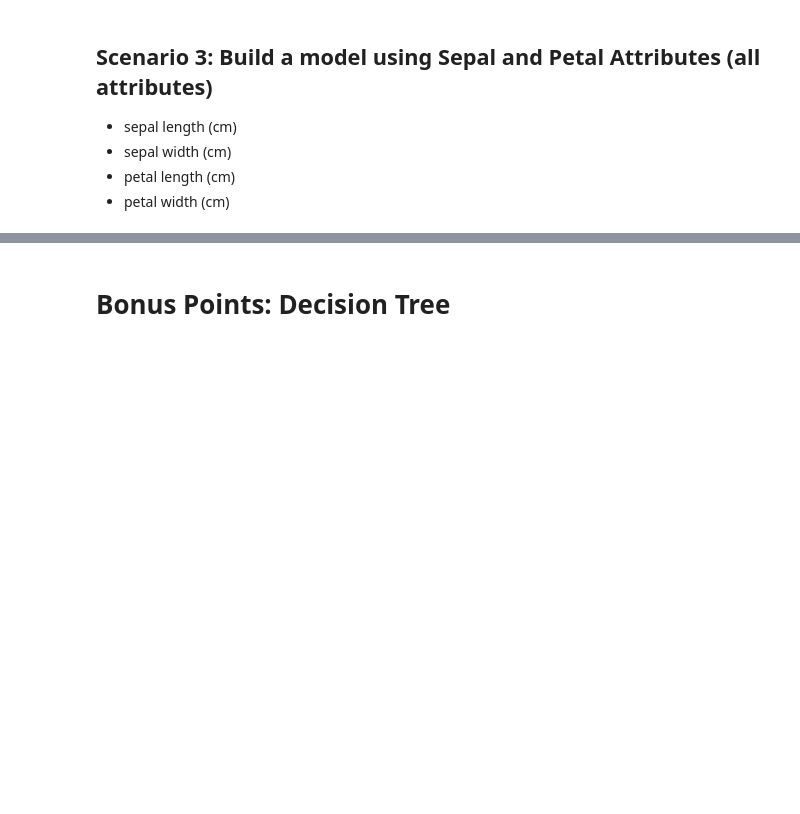
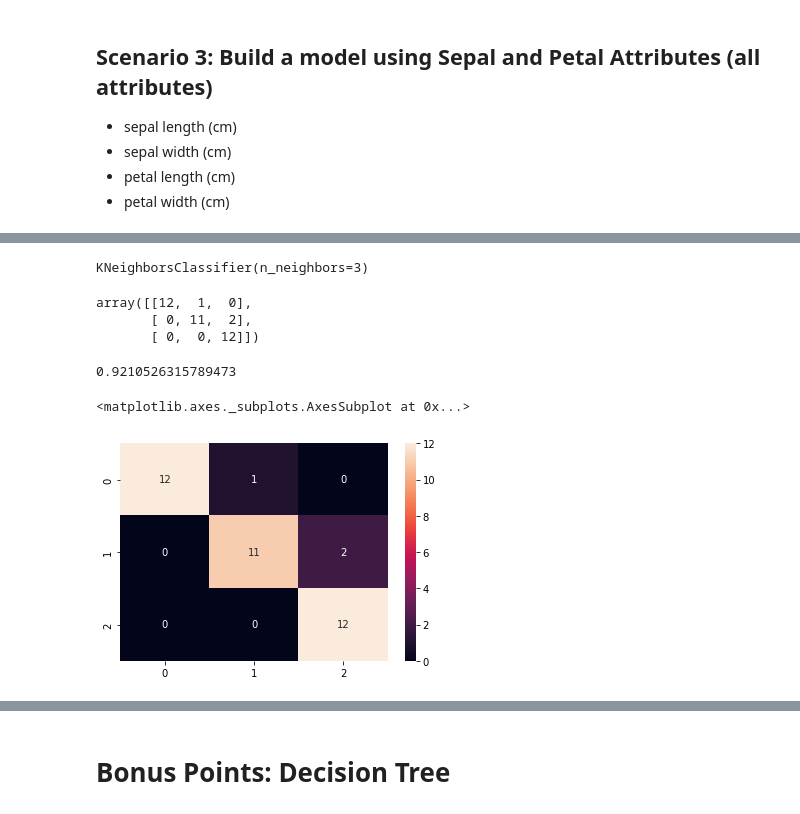
Before and after one commit to tuccib/CUNY-LAG, a Jupyter notebook: Data301_ML_Mid_Term_Test_Bruno_Tucci.ipynb, the cells around one changed output, grey strips where cells are left out. Saved outputs shown, nothing was run; the diff lists cells and outputs as text; code cells hidden in the pictures; blank space fills up the shorter version.

```diff
--- a/Data301_ML_Mid_Term_Test_Bruno_Tucci.ipynb
+++ b/Data301_ML_Mid_Term_Test_Bruno_Tucci.ipynb
@@ -471,0 +553,15 @@ weighted avg       0.62      0.61      0.61        38
+# %%
+knn = KNeighborsClassifier(n_neighbors=3)
+# %%
+knn.fit(x_train6, y_train6)
+# %% [output]
+KNeighborsClassifier(n_neighbors=3)
+# %%
+y_pred6 = knn.predict(x_test6)
+# %%
+cm6 = confusion_matrix(y_test6, y_pred6)
+cm6
+# %% [output]
+array([[12,  1,  0],
+       [ 0, 11,  2],
+       [ 0,  0, 12]])
@@ -471,0 +570,9 @@ weighted avg       0.62      0.61      0.61        38
+# %%
+score6
+# %% [output]
+0.9210526315789473
+# %%
+sns.heatmap(cm6, annot=True, fmt='0.0f')
+# %% [output]
+<matplotlib.axes._subplots.AxesSubplot at 0x...>
+[figure, added]
```
Also changed, not shown: parts of 43 cells of this notebook.
